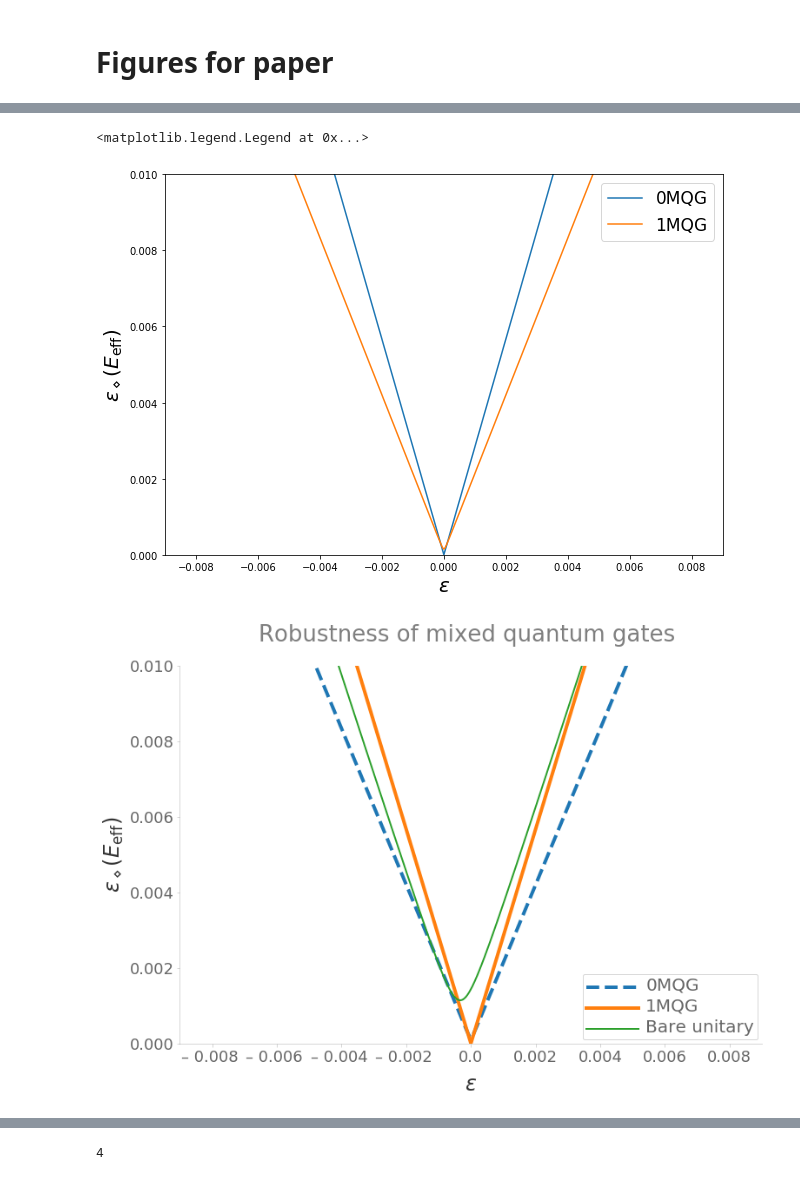
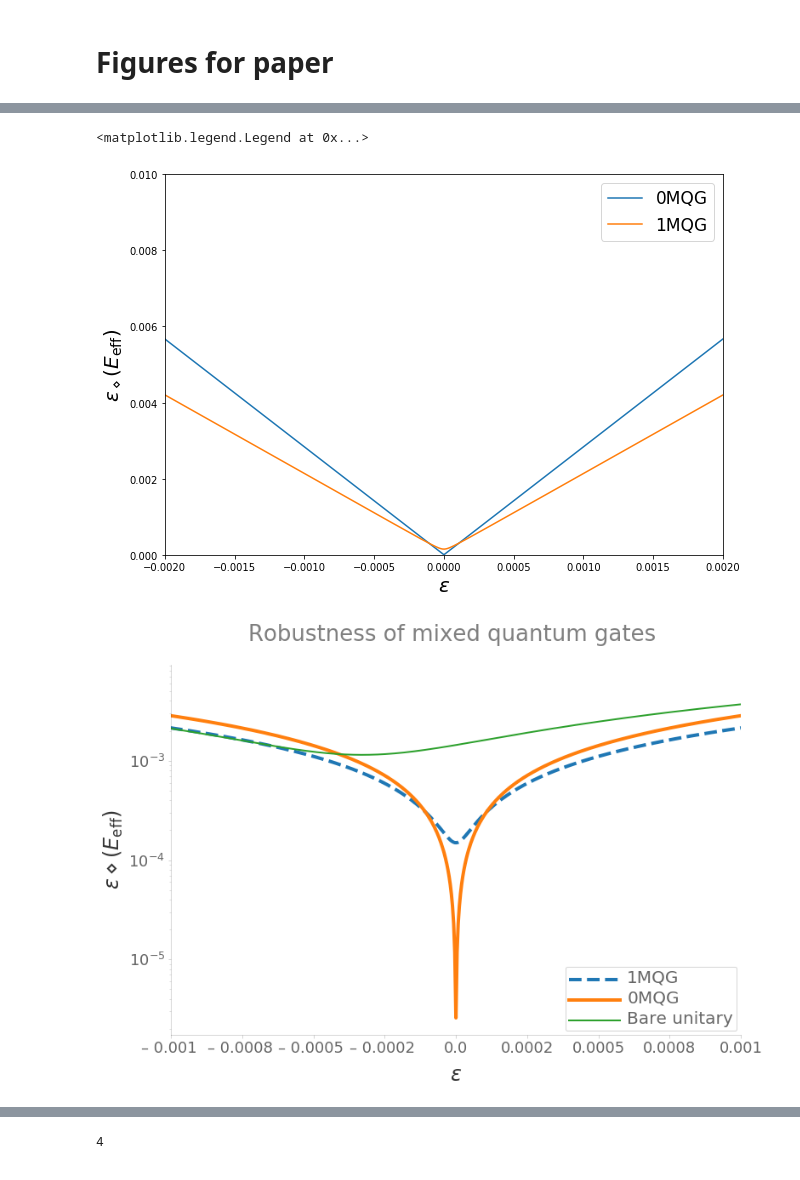
Before and after one commit to ampolloreno/decorrelating_errors, a Jupyter notebook: code/Plots_1q.ipynb, the cells around one changed output, grey strips where cells are left out. Saved outputs shown, nothing was run; the diff lists cells and outputs as text; code cells hidden in the pictures.

Commit message:
1q plots and data

```diff
--- a/code/Plots_1q.ipynb
+++ b/code/Plots_1q.ipynb
@@ -151,11 +149,11 @@ plt.plot(ep1['vals'], ep1['diamond_distances'], label='1MQG')
 plt.xlabel("$\epsilon$", fontsize=20)
 plt.ylabel("$\epsilon_\diamond(E_{\mathrm{eff}})$", fontsize=20)
 plt.ylim(0,0.01)
-plt.xlim(-0.009, 0.009)
+plt.xlim(-0.002, 0.002)
 plt.legend(fontsize=17)
 # %% [output]
 <matplotlib.legend.Legend at 0x...>
-[figure, old version]
+[figure, new version]
 # %%
 import matplotlib
 
@@ -164,16 +162,17 @@ fig, ax = plt.subplots(figsize=(12,8))
 
 colors = ["#f7fcfd","#e5f5f9","#ccece6","#99d8c9","#66c2a4","#41ae76","#238b45","#006d2c","#00441b","#00200f"]
 
-ax.plot(ep1['vals'], ep1['diamond_distances'], label='0MQG', linewidth=4, linestyle='--')#, color='#1f78b4')
-ax.plot(ep0['vals'], ep0['diamond_distances'], label='1MQG', linewidth=4)#, color = '#e34a33')
+ax.plot(ep1['vals'], ep1['diamond_distances'], label='1MQG', linewidth=4, linestyle='--')#, color='#1f78b4')
+ax.plot(ep0['vals'], ep0['diamond_distances'], label='0MQG', linewidth=4)#, color = '#e34a33')
 ax.plot(ep0['vals'], ed, label='Bare unitary', linewidth=2)
 
 # ax.set_ylim([1.e-5,1.e-2])
 # ax.set_xlim([t_final-2.5*9.e-8, t_final+2.5*9.e-8])
 plt.xlabel("$\epsilon$", fontsize=24, alpha=.8)
-plt.ylabel("$\epsilon_\diamond(E_{\mathrm{eff}})$", fontsize=24, alpha=0.8)
-plt.ylim(0,0.01)
-plt.xlim(-0.009, 0.009)
+plt.ylabel("$\epsilon\diamond(E_{\mathrm{eff}})$", fontsize=24, alpha=0.8)
+#plt.ylim(0,0.005)
+plt.xlim(-0.001, 0.001)
+plt.yscale('log')
 
 
 ax.set_title('Robustness of mixed quantum gates ',fontsize=26,alpha=.5,y=1.05)
@@ -187,34 +186,34 @@ ax.spines["right"].set_visible(False)
 ax.spines["bottom"].set_alpha(.2)
 ax.spines["left"].set_alpha(.2)
 
 ax.xaxis.labelpad = 10
 # ax.set_xlim(19.4e-6,20.6e-6)
 # ax.set_ylim(9.e-6,.1)
 
 ax.get_xaxis().tick_bottom()
 ax.get_yaxis().tick_left()
 
 for line in ax.get_xticklines() + ax.yaxis.get_ticklines(minor=True) + ax.yaxis.get_ticklines():
     line.set_alpha(.2)
 
 leg = ax.legend(loc="lower right", fancybox=True, handlelength=6)
 for text in leg.get_texts():
     text.set_alpha(.6)
     text.set_fontsize(20)
 leg.get_title().set_fontsize(22)
 leg.get_title().set_alpha(0.7)
 
 leg.get_frame().set_facecolor('#FFFFFF')
 leg.get_frame().set_edgecolor('#CCCCCC')
 leg.set_zorder(1000)
 
 import matplotlib.ticker as tick
 def x_fmt(x, y):
     return u'\u2013 '*int(x < 0) + str(round(abs(x) ,4)) +  ' '*int(x < 0)
 
 ax.xaxis.set_major_formatter(tick.FuncFormatter(x_fmt))
 # %% [output]
-[figure, old version]
+[figure, new version]
 # %%
 plt.figure(figsize = (8,5))
 plt.plot(ep1['vals'], ed)
```
Also changed, not shown: parts of 12 cells of this notebook, 8 other files.
